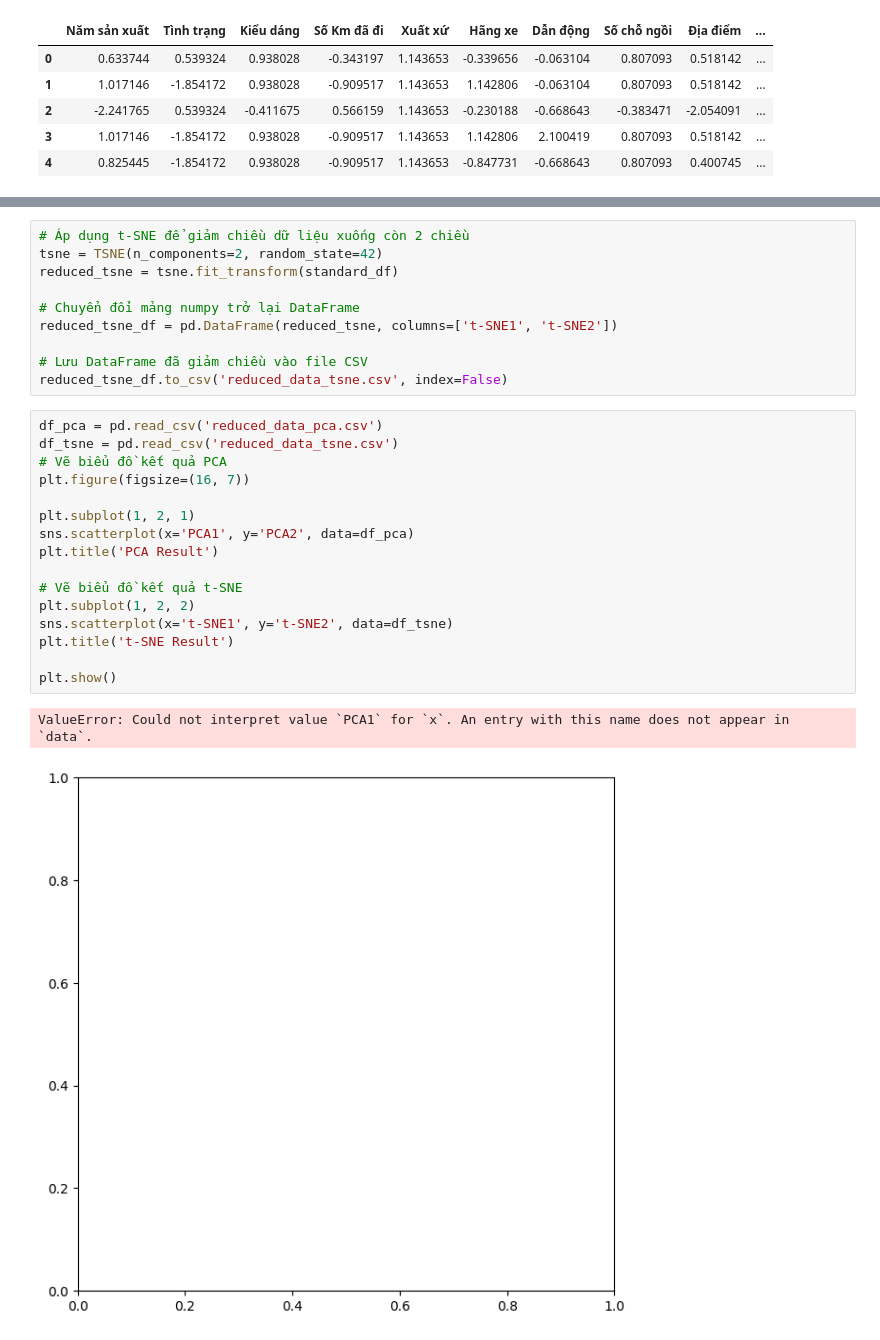
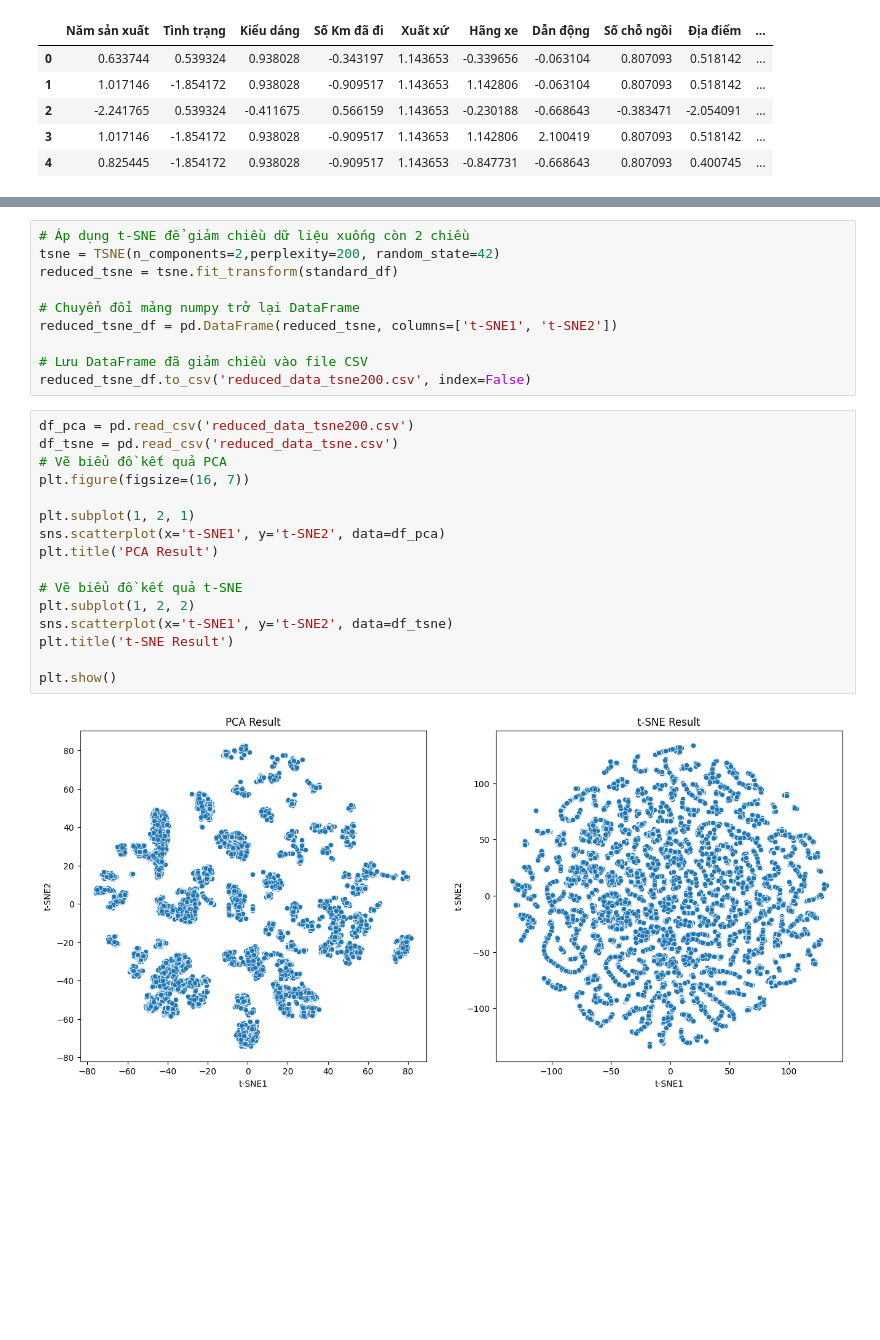
Before and after one commit to loochuynhh/clusteringPredictionOldCar, a Jupyter notebook: main.ipynb, the cells around one changed output, grey strips where cells are left out. Saved outputs shown, nothing was run; the diff lists cells and outputs as text; blank space fills up the shorter version.

Commit message:
fix data t-sne

```diff
--- a/main.ipynb
+++ b/main.ipynb
@@ -210,30 +49,29 @@ reduced_df = pd.DataFrame(reduced_df, columns=[f'PC{i+1}' for i in range(5)])
 reduced_df.to_csv('reduced_data_pca.csv', index=False)
 # %%
 # Áp dụng t-SNE để giảm chiều dữ liệu xuống còn 2 chiều
-tsne = TSNE(n_components=2, random_state=42)
+tsne = TSNE(n_components=2,perplexity=200, random_state=42)
 reduced_tsne = tsne.fit_transform(standard_df)
 
 # Chuyển đổi mảng numpy trở lại DataFrame
 reduced_tsne_df = pd.DataFrame(reduced_tsne, columns=['t-SNE1', 't-SNE2'])
 
 # Lưu DataFrame đã giảm chiều vào file CSV
-reduced_tsne_df.to_csv('reduced_data_tsne.csv', index=False)
+reduced_tsne_df.to_csv('reduced_data_tsne200.csv', index=False)
 # %%
-df_pca = pd.read_csv('reduced_data_pca.csv')
+df_pca = pd.read_csv('reduced_data_tsne200.csv')
 df_tsne = pd.read_csv('reduced_data_tsne.csv')
 # Vẽ biểu đồ kết quả PCA
 plt.figure(figsize=(16, 7))
 
 plt.subplot(1, 2, 1)
-sns.scatterplot(x='PCA1', y='PCA2', data=df_pca)
+sns.scatterplot(x='t-SNE1', y='t-SNE2', data=df_pca)
 plt.title('PCA Result')
 
 # Vẽ biểu đồ kết quả t-SNE
 plt.subplot(1, 2, 2)
 sns.scatterplot(x='t-SNE1', y='t-SNE2', data=df_tsne)
 plt.title('t-SNE Result')
 
 plt.show()
 # %% [output]
-ValueError: Could not interpret value `PCA1` for `x`. An entry with this name does not appear in `data`.
-[figure, old version]
+[figure, new version]
```
Also changed, not shown: parts of 8 cells of this notebook, 3 other files.
